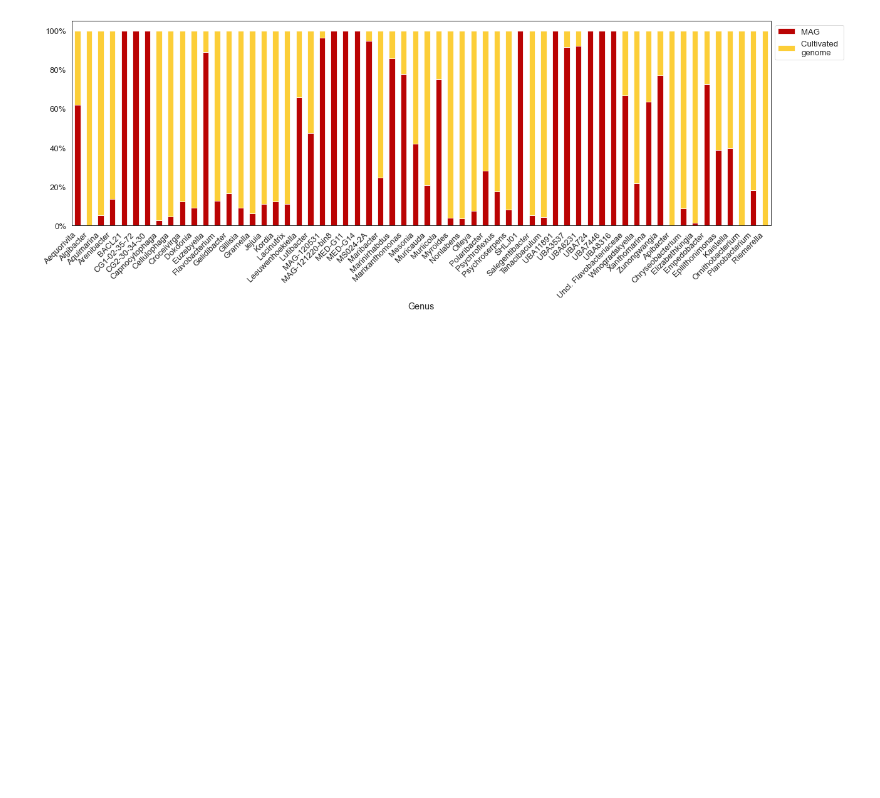
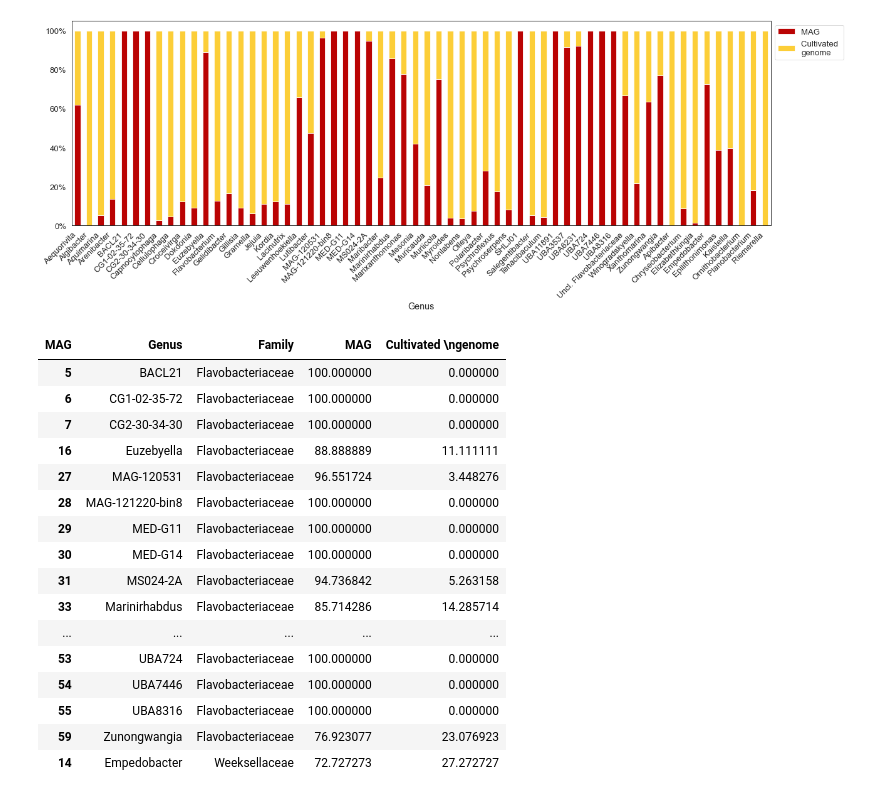
Before and after one commit to sandragodinhosilva/flavobacteriaceae_project, a Jupyter notebook: 4_Figures/F1/F1.ipynb, the cells around one changed output. Saved outputs shown, nothing was run; the diff lists cells and outputs as text; code cells hidden in the pictures; blank space fills up the shorter version.

```diff
--- a/4_Figures/F1/F1.ipynb
+++ b/4_Figures/F1/F1.ipynb
@@ -368,3 +368,23 @@ fig = ax.get_figure()
 fig.savefig("Distribution_regarding_genome_assembly.pdf", dpi=300, bbox_inches='tight')
 # %% [output]
 [figure]
+# %%
+dataset_reduced3[dataset_reduced3["Cultivated \ngenome"] <= 30]
+# %% [output]
+| MAG | Genus | Family | MAG | Cultivated \ngenome |
+| 5 | BACL21 | Flavobacteriaceae | 100.000000 | 0.000000 |
+| 6 | CG1-02-35-72 | Flavobacteriaceae | 100.000000 | 0.000000 |
+| 7 | CG2-30-34-30 | Flavobacteriaceae | 100.000000 | 0.000000 |
+| 16 | Euzebyella | Flavobacteriaceae | 88.888889 | 11.111111 |
+| 27 | MAG-120531 | Flavobacteriaceae | 96.551724 | 3.448276 |
+| 28 | MAG-121220-bin8 | Flavobacteriaceae | 100.000000 | 0.000000 |
+| 29 | MED-G11 | Flavobacteriaceae | 100.000000 | 0.000000 |
+| 30 | MED-G14 | Flavobacteriaceae | 100.000000 | 0.000000 |
+| 31 | MS024-2A | Flavobacteriaceae | 94.736842 | 5.263158 |
+| 33 | Marinirhabdus | Flavobacteriaceae | 85.714286 | 14.285714 |
+| ... | ... | ... | ... | ... |
+| 53 | UBA724 | Flavobacteriaceae | 100.000000 | 0.000000 |
+| 54 | UBA7446 | Flavobacteriaceae | 100.000000 | 0.000000 |
+| 55 | UBA8316 | Flavobacteriaceae | 100.000000 | 0.000000 |
+| 59 | Zunongwangia | Flavobacteriaceae | 76.923077 | 23.076923 |
+| 14 | Empedobacter | Weeksellaceae | 72.727273 | 27.272727 |
```
Also changed, not shown: parts of 2 cells of this notebook, 42 other files.
